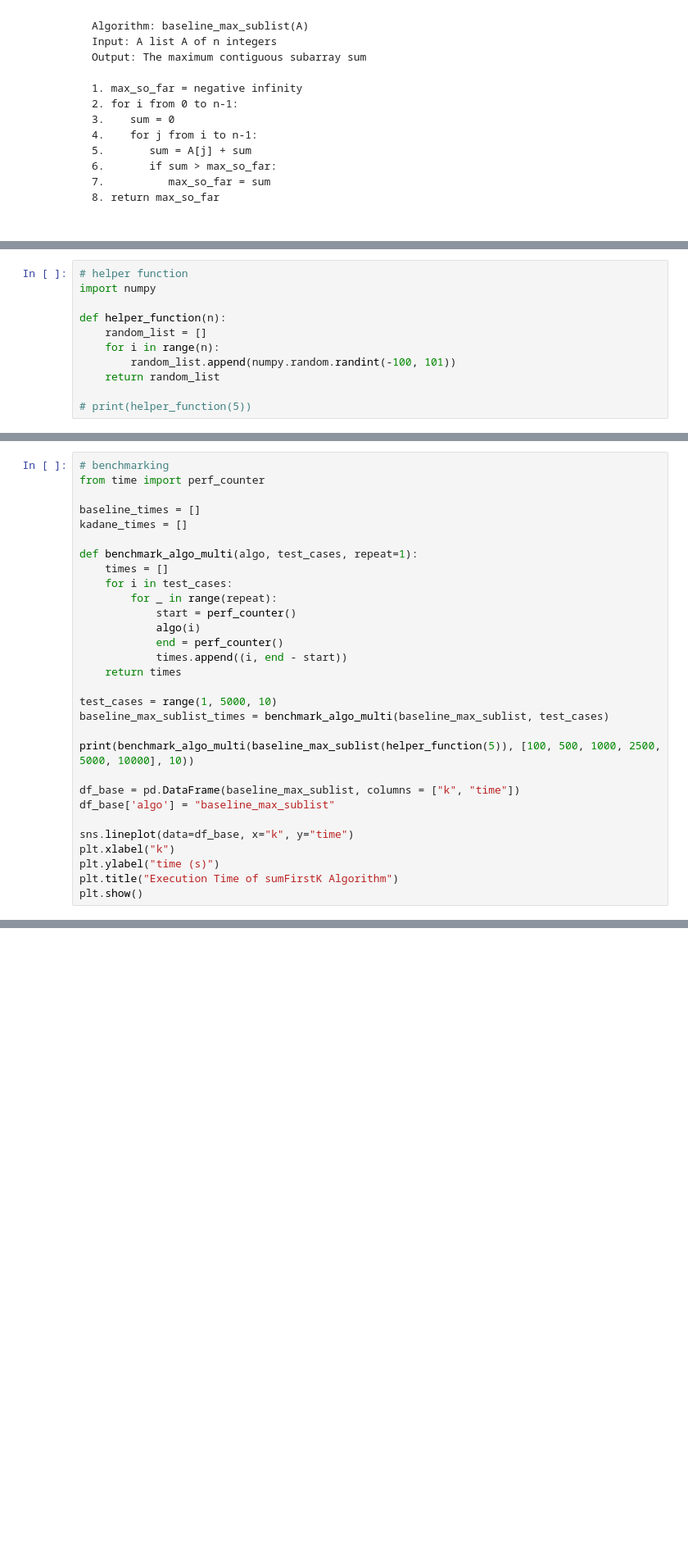
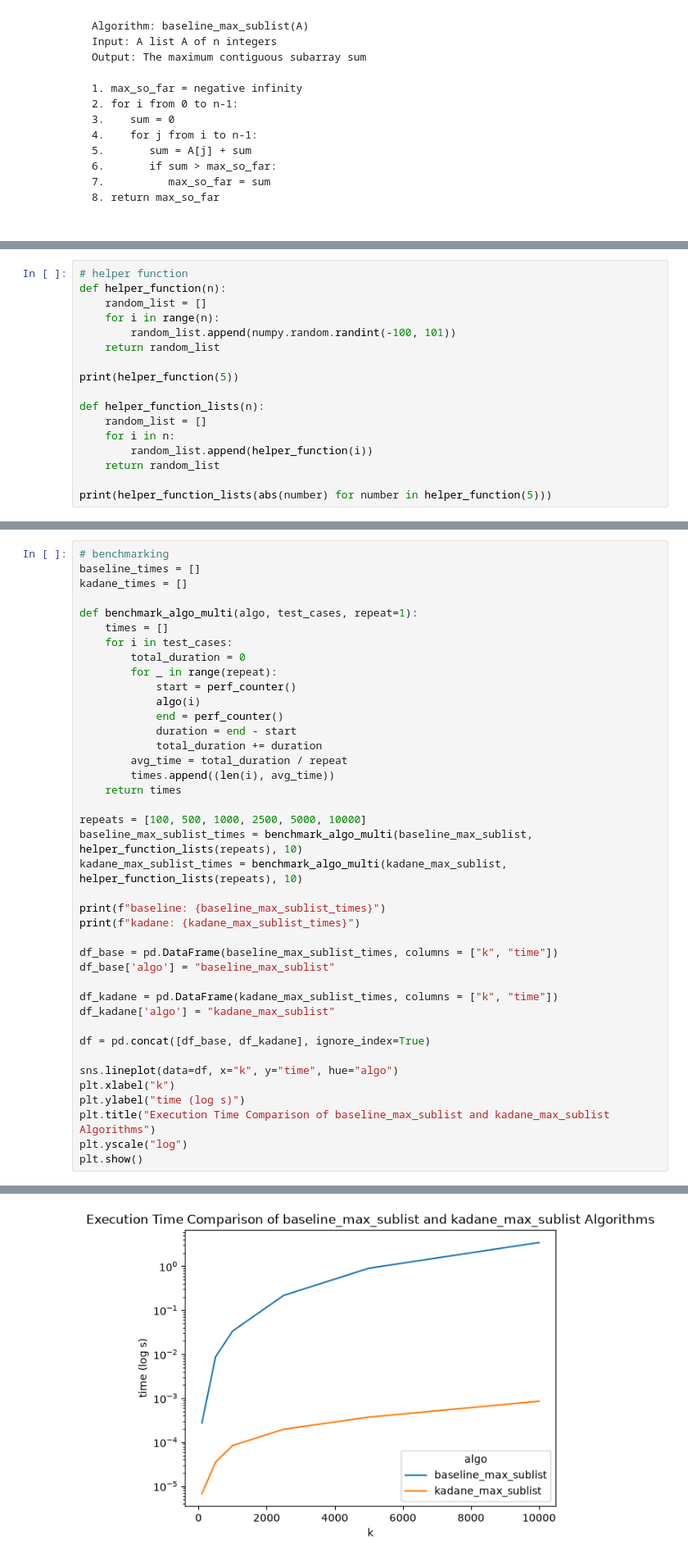
Before and after one commit to cullendoyle28/cmpsc202-lab01, a Jupyter notebook: starter.ipynb, the cells around one changed output, grey strips where cells are left out. Shown at 82% size. Drawn from its saved outputs; the diff is of its cells as text; blank space fills up the shorter version.

```diff
--- a/starter.ipynb
+++ b/starter.ipynb
@@ -53,11 +56,17 @@ def kadane_max_sublist(arr):
 # %%
 # helper function
-import numpy
-
 def helper_function(n):
     random_list = []
     for i in range(n):
         random_list.append(numpy.random.randint(-100, 101))
     return random_list
 
-# print(helper_function(5))
+print(helper_function(5))
+
+def helper_function_lists(n):
+    random_list = []
+    for i in n:
+        random_list.append(helper_function(i))
+    return random_list
+
+print(helper_function_lists(abs(number) for number in helper_function(5)))
@@ -64,31 +76,41 @@ def helper_function(n):
 # %%
 # benchmarking
-from time import perf_counter
-
 baseline_times = []
 kadane_times = []
 
 def benchmark_algo_multi(algo, test_cases, repeat=1):
     times = []
     for i in test_cases:
+        total_duration = 0
         for _ in range(repeat):
             start = perf_counter()
             algo(i)
             end = perf_counter()
-            times.append((i, end - start))
+            duration = end - start
+            total_duration += duration
+        avg_time = total_duration / repeat
+        times.append((len(i), avg_time))
     return times
 
-test_cases = range(1, 5000, 10)
-baseline_max_sublist_times = benchmark_algo_multi(baseline_max_sublist, test_cases)
+repeats = [100, 500, 1000, 2500, 5000, 10000]
+baseline_max_sublist_times = benchmark_algo_multi(baseline_max_sublist, helper_function_lists(repeats), 10)
+kadane_max_sublist_times = benchmark_algo_multi(kadane_max_sublist, helper_function_lists(repeats), 10)
 
-print(benchmark_algo_multi(baseline_max_sublist(helper_function(5)), [100, 500, 1000, 2500, 5000, 10000], 10))
+print(f"baseline: {baseline_max_sublist_times}")
+print(f"kadane: {kadane_max_sublist_times}")
 
-df_base = pd.DataFrame(baseline_max_sublist, columns = ["k", "time"])
+df_base = pd.DataFrame(baseline_max_sublist_times, columns = ["k", "time"])
 df_base['algo'] = "baseline_max_sublist"
 
-sns.lineplot(data=df_base, x="k", y="time")
+df_kadane = pd.DataFrame(kadane_max_sublist_times, columns = ["k", "time"])
+df_kadane['algo'] = "kadane_max_sublist"
+
+df = pd.concat([df_base, df_kadane], ignore_index=True)
+
+sns.lineplot(data=df, x="k", y="time", hue="algo")
 plt.xlabel("k")
-plt.ylabel("time (s)")
-plt.title("Execution Time of sumFirstK Algorithm")
+plt.ylabel("time (log s)")
+plt.title("Execution Time Comparison of baseline_max_sublist and kadane_max_sublist Algorithms")
+plt.yscale("log")
 plt.show()
 # %% [output]
@@ -95,0 +119 @@ TypeError: object of type 'int' has no len()
+[figure, added]
```
Also changed, not shown: parts of 5 cells of this notebook.
